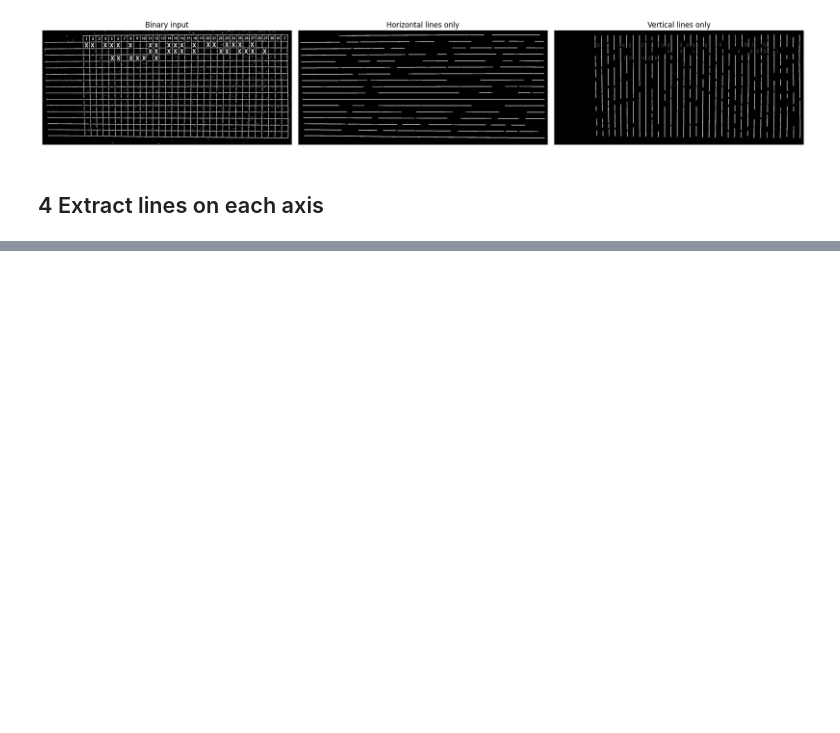
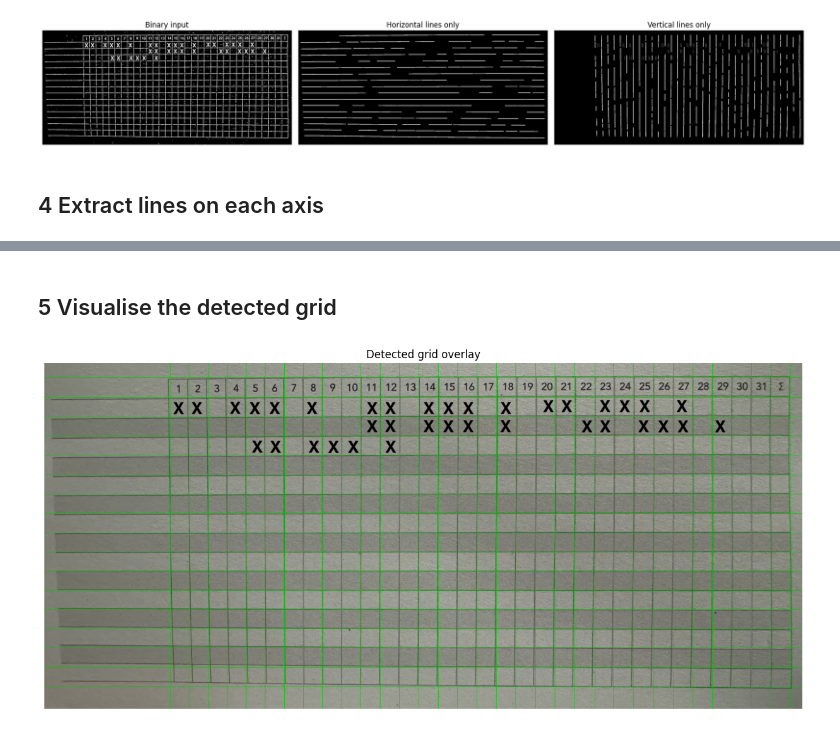
Before and after one commit to oguzmum/trackwise, a Jupyter notebook: table-detection-poc.ipynb, the cells around one changed output, grey strips where cells are left out. Saved outputs shown, nothing was run; the diff lists cells and outputs as text; code cells hidden in the pictures; blank space fills up the shorter version.

Commit message:
fix line detection threshold and add grid visualization

```diff
--- a/table-detection-poc.ipynb
+++ b/table-detection-poc.ipynb
@@ -159,0 +163,15 @@ Col x-positions: [298, 343, 389, 434, 479, 524, 570, 615, 660, 706, 751, 797, 84
+# %% [markdown]
+## 5  Visualise the detected grid
+# %%
+tableDetectionResult = TableDetectionResult(
+    success=True,
+    n_rows=0,
+    n_cols=0,
+    row_positions=row_positions,
+    col_positions=col_positions,
+    cells=[], habit_names=[],
+)
+grid_img = draw_grid(img, tableDetectionResult, color=(0, 200, 0))
+show(grid_img, "Detected grid overlay")
+# %% [output]
+[figure, added]
```
Also changed, not shown: parts of 2 cells of this notebook, 1 other file.
